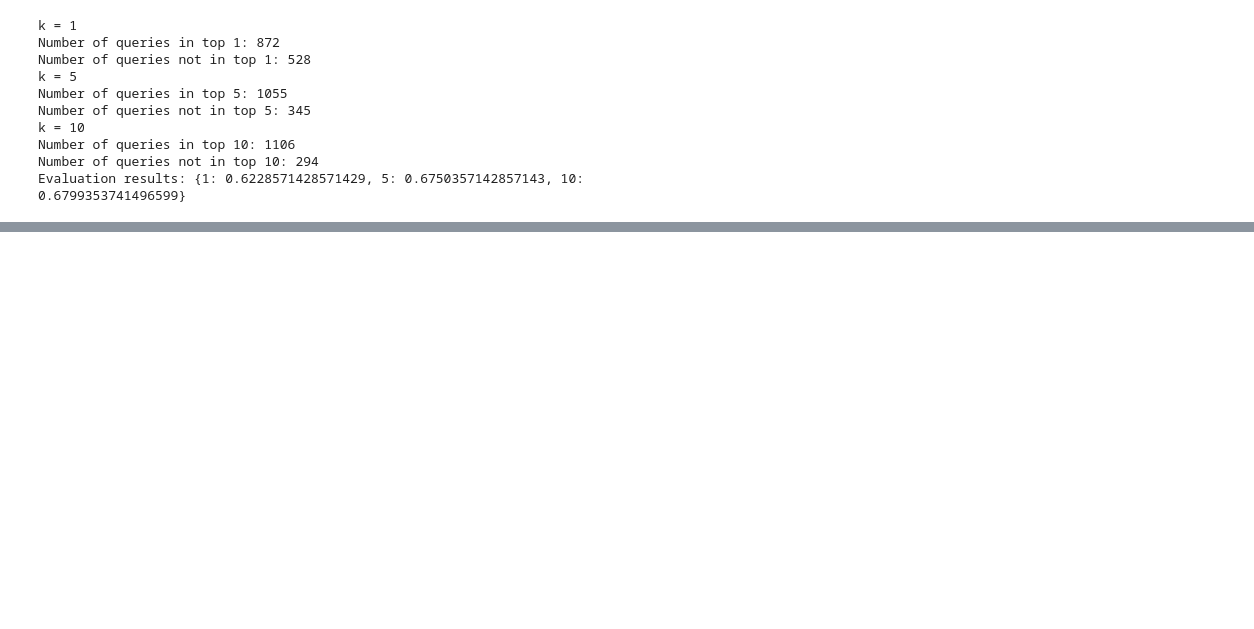
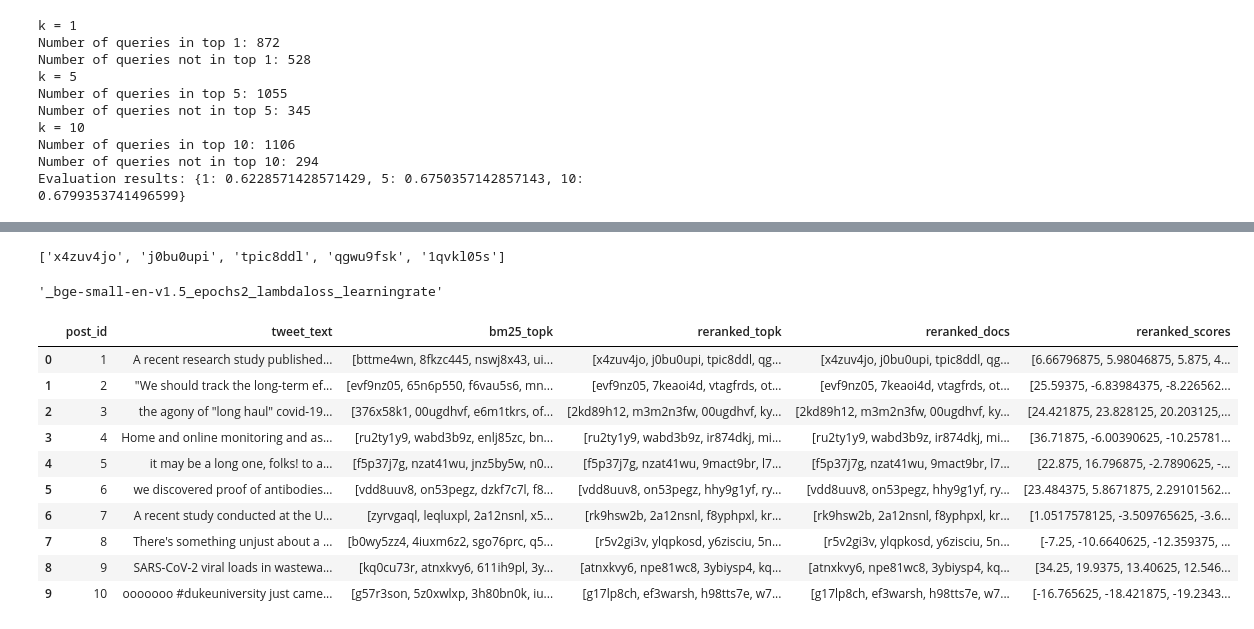
Before and after one commit to AIR25-CheckThat-Group1/CheckThat-ScientificClaimSourceRetrieval, a Jupyter notebook: reranking.ipynb, the cells around one changed output, grey strips where cells are left out. Cells and saved outputs as stored; diff of their text form; code cells hidden in the pictures; blank space fills up the shorter version.

```diff
--- a/reranking.ipynb
+++ b/reranking.ipynb
@@ -970,0 +1080,4 @@ Evaluation results: {1: 0.6228571428571429, 5: 0.6750357142857143, 10: 0.6799353
+# %%
+df_query['preds'][0]
+# %% [output]
+['x4zuv4jo', 'j0bu0upi', 'tpic8ddl', 'qgwu9fsk', '1qvkl05s']
@@ -970,0 +1086,18 @@ Evaluation results: {1: 0.6228571428571429, 5: 0.6750357142857143, 10: 0.6799353
+# %%
+experiment_name
+# %% [output]
+'_bge-small-en-v1.5_epochs2_lambdaloss_learningrate'
+# %%
+pd.read_parquet(data_path / 'reranked_results_alibaba_finetuned_bge-small-en-v1.5_epochs2_lambdaloss_learningrate_testset.parquet').head(10)
+# %% [output]
+|  | post_id | tweet_text | bm25_topk | reranked_topk | reranked_docs | reranked_scores |
+| 0 | 1 | A recent research study published... | [bttme4wn, 8fkzc445, nswj8x43, ui... | [x4zuv4jo, j0bu0upi, tpic8ddl, qg... | [x4zuv4jo, j0bu0upi, tpic8ddl, qg... | [6.66796875, 5.98046875, 5.875, 4... |
+| 1 | 2 | "We should track the long-term ef... | [evf9nz05, 65n6p550, f6vau5s6, mn... | [evf9nz05, 7keaoi4d, vtagfrds, ot... | [evf9nz05, 7keaoi4d, vtagfrds, ot... | [25.59375, -6.83984375, -8.226562... |
+| 2 | 3 | the agony of "long haul" covid-19... | [376x58k1, 00ugdhvf, e6m1tkrs, of... | [2kd89h12, m3m2n3fw, 00ugdhvf, ky... | [2kd89h12, m3m2n3fw, 00ugdhvf, ky... | [24.421875, 23.828125, 20.203125,... |
+| 3 | 4 | Home and online monitoring and as... | [ru2ty1y9, wabd3b9z, enlj85zc, bn... | [ru2ty1y9, wabd3b9z, ir874dkj, mi... | [ru2ty1y9, wabd3b9z, ir874dkj, mi... | [36.71875, -6.00390625, -10.25781... |
+| 4 | 5 | it may be a long one, folks! to a... | [f5p37j7g, nzat41wu, jnz5by5w, n0... | [f5p37j7g, nzat41wu, 9mact9br, l7... | [f5p37j7g, nzat41wu, 9mact9br, l7... | [22.875, 16.796875, -2.7890625, -... |
+| 5 | 6 | we discovered proof of antibodies... | [vdd8uuv8, on53pegz, dzkf7c7l, f8... | [vdd8uuv8, on53pegz, hhy9g1yf, ry... | [vdd8uuv8, on53pegz, hhy9g1yf, ry... | [23.484375, 5.8671875, 2.29101562... |
+| 6 | 7 | A recent study conducted at the U... | [zyrvgaql, leqluxpl, 2a12nsnl, x5... | [rk9hsw2b, 2a12nsnl, f8yphpxl, kr... | [rk9hsw2b, 2a12nsnl, f8yphpxl, kr... | [1.0517578125, -3.509765625, -3.6... |
+| 7 | 8 | There's something unjust about a ... | [b0wy5zz4, 4iuxm6z2, sgo76prc, q5... | [r5v2gi3v, ylqpkosd, y6zisciu, 5n... | [r5v2gi3v, ylqpkosd, y6zisciu, 5n... | [-7.25, -10.6640625, -12.359375, ... |
+| 8 | 9 | SARS-CoV-2 viral loads in wastewa... | [kq0cu73r, atnxkvy6, 611ih9pl, 3y... | [atnxkvy6, npe81wc8, 3ybiysp4, kq... | [atnxkvy6, npe81wc8, 3ybiysp4, kq... | [34.25, 19.9375, 13.40625, 12.546... |
+| 9 | 10 | ooooooo #dukeuniversity just came... | [g57r3son, 5z0xwlxp, 3h80bn0k, iu... | [g17lp8ch, ef3warsh, h98tts7e, w7... | [g17lp8ch, ef3warsh, h98tts7e, w7... | [-16.765625, -18.421875, -19.2343... |
```
Also changed, not shown: parts of 16 cells of this notebook.
